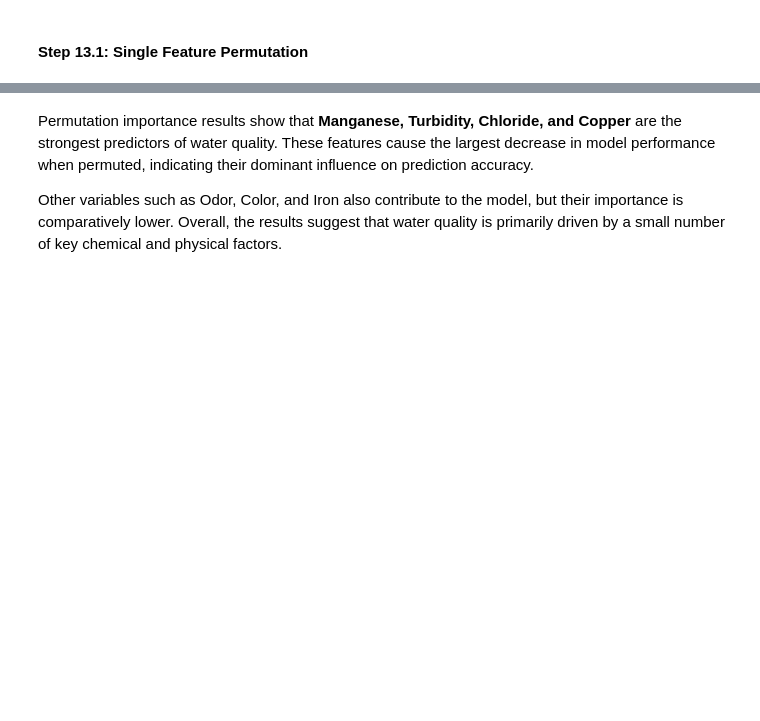
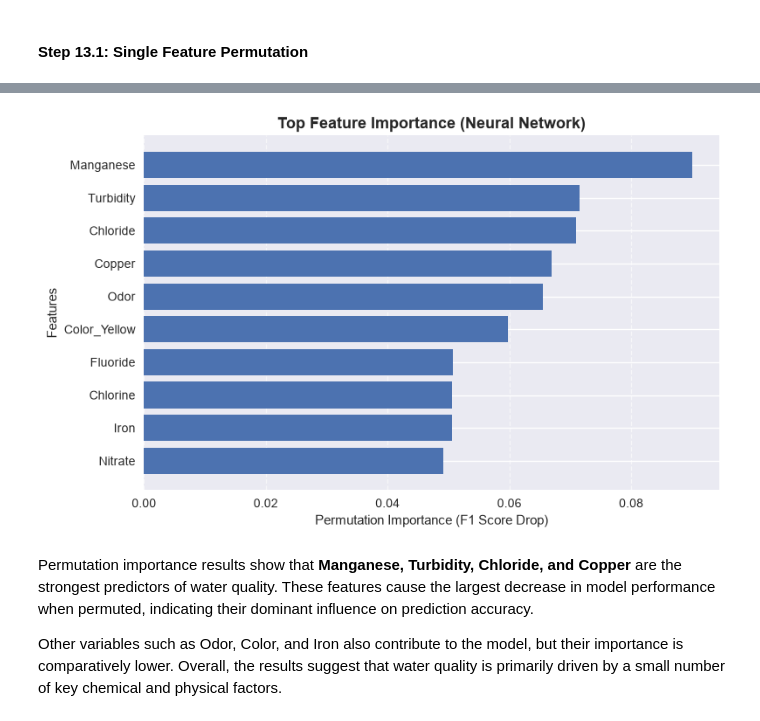
Before and after one commit to YL-6/-, a Jupyter notebook: notebooks/06_model_4.ipynb, the cells around one changed output, grey strips where cells are left out. Saved outputs shown, nothing was run; the diff lists cells and outputs as text; code cells hidden in the pictures; blank space fills up the shorter version.

```diff
--- a/notebooks/06_model_4.ipynb
+++ b/notebooks/06_model_4.ipynb
@@ -321,4 +350,35 @@ importance_df = pd.DataFrame(importances, columns=["Feature", "Importance"])
 importance_df = importance_df.sort_values(by="Importance", ascending=False)
 
 print(importance_df.head(10))
+
+import matplotlib.pyplot as plt
+
+# Sort from low to high (for better visual ranking)
+importance_df_sorted = importance_df.sort_values(by="Importance", ascending=True)
+
+# Option: only plot top 10 features
+top_n = 10
+plot_df = importance_df_sorted.tail(top_n)
+
+# Use a nicer style
+plt.style.use('seaborn-v0_8')
+
+# Create figure
+plt.figure(figsize=(8, 5))
+
+# Horizontal bar plot
+plt.barh(plot_df["Feature"], plot_df["Importance"])
+
+# Labels and title
+plt.xlabel("Permutation Importance (F1 Score Drop)", fontsize=11)
+plt.ylabel("Features", fontsize=11)
+plt.title("Top Feature Importance (Neural Network)", fontsize=13, fontweight='bold')
+
+# Add grid for readability
+plt.grid(axis='x', linestyle='--', alpha=0.6)
+
+# Improve layout
+plt.tight_layout()
+
+plt.show()
 # %% [output]
@@ -342,3 +402,4 @@ print(importance_df.head(10))
+[figure, added]
 # %% [markdown]
 Permutation importance results show that **Manganese, Turbidity, Chloride, and Copper** are the strongest predictors of water quality. These features cause the largest decrease in model performance when permuted, indicating their dominant influence on prediction accuracy.
 
```
Also changed, not shown: parts of 5 cells of this notebook.
